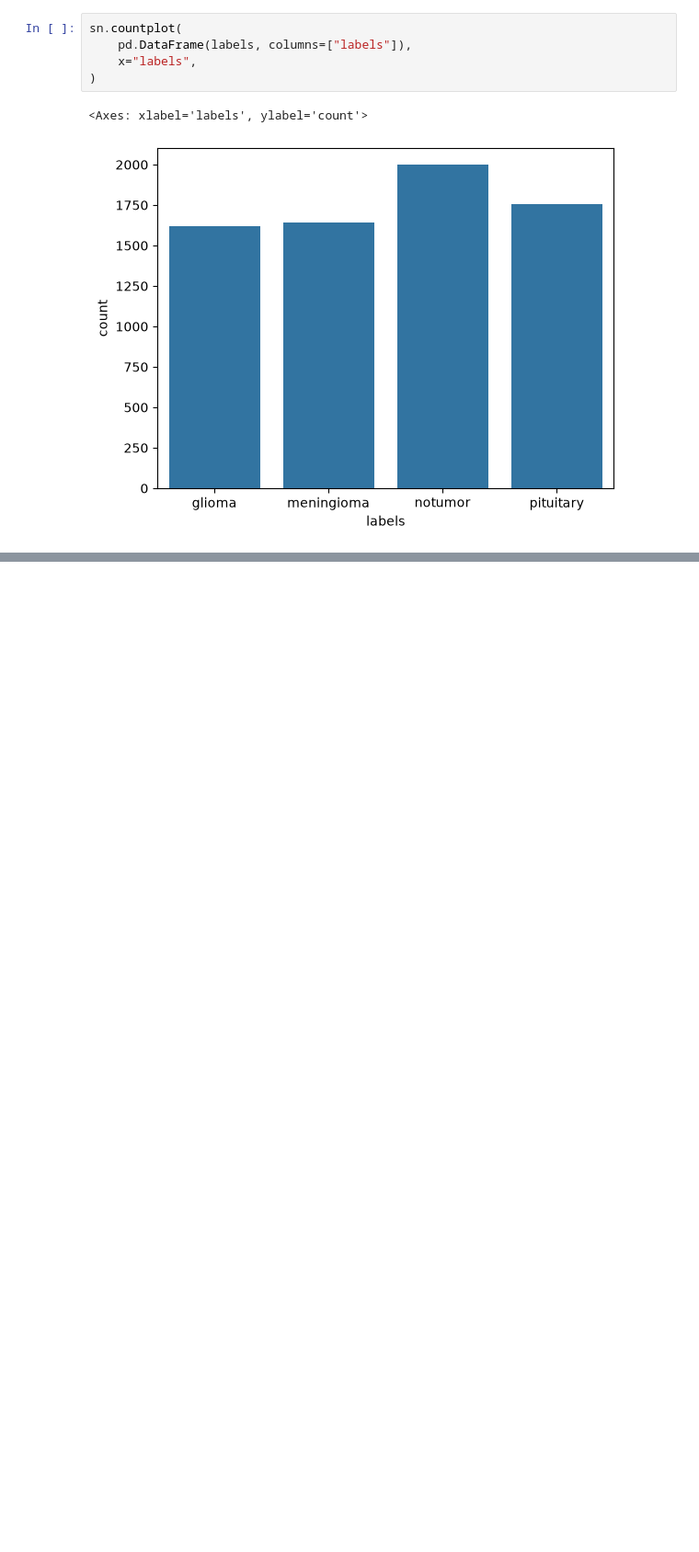
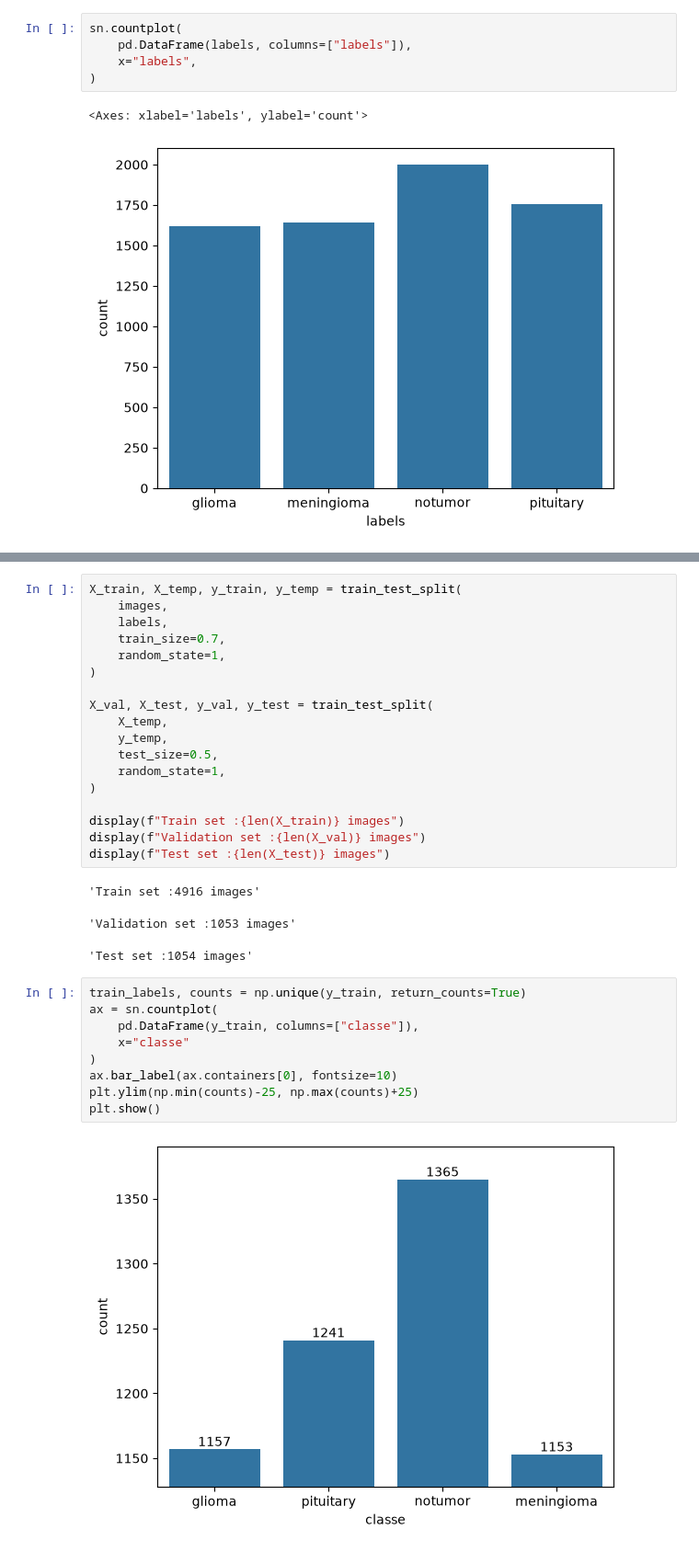
Before and after one commit to kuroi-hime/Diagnostic-des-tumeurs-c-r-brales-par-IA, a Jupyter notebook: notebooks/01_preparation_donnees.ipynb, the cells around one changed output, grey strips where cells are left out. Shown at 92% size. Cells and saved outputs as stored; diff of their text form; blank space fills up the shorter version.

```diff
--- a/notebooks/01_preparation_donnees.ipynb
+++ b/notebooks/01_preparation_donnees.ipynb
@@ -63,0 +85,33 @@ plt.show()
+# %%
+X_train, X_temp, y_train, y_temp = train_test_split(
+    images,
+    labels,
+    train_size=0.7,
+    random_state=1,
+)
+
+X_val, X_test, y_val, y_test = train_test_split(
+    X_temp,
+    y_temp,
+    test_size=0.5,
+    random_state=1,
+)
+
+display(f"Train set :{len(X_train)} images")
+display(f"Validation set :{len(X_val)} images")
+display(f"Test set :{len(X_test)} images")
+# %% [output]
+'Train set :4916 images'
+'Validation set :1053 images'
+'Test set :1054 images'
+# %%
+train_labels, counts = np.unique(y_train, return_counts=True)
+ax = sn.countplot(
+    pd.DataFrame(y_train, columns=["classe"]),
+    x="classe"
+)
+ax.bar_label(ax.containers[0], fontsize=10)
+plt.ylim(np.min(counts)-25, np.max(counts)+25)
+plt.show()
+# %% [output]
+[figure, added]
```
Also changed, not shown: parts of 5 cells of this notebook, 1 other file.
